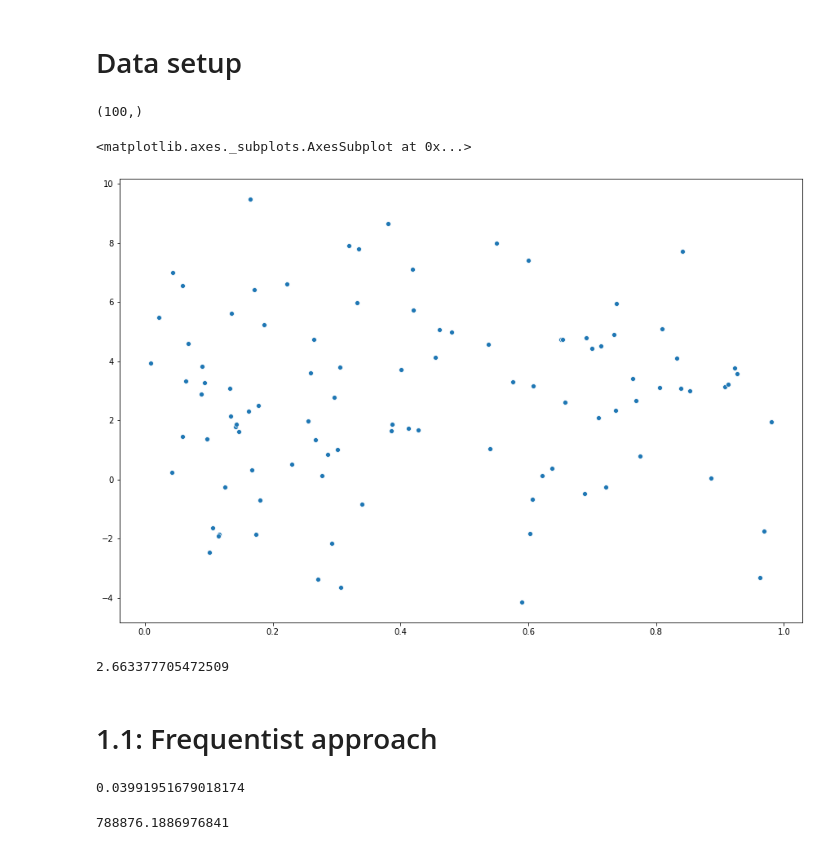
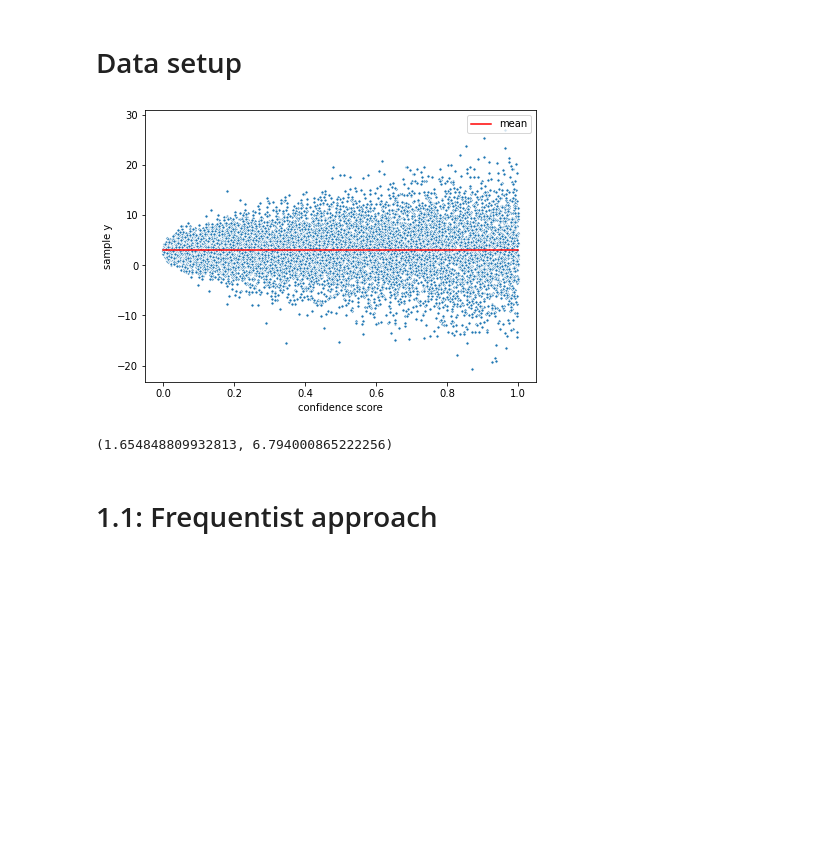
Before and after one commit to MARVINMENG0/bayes-ml, a Jupyter notebook: experiments.ipynb, the cells around one changed output. Saved outputs shown, nothing was run; the diff lists cells and outputs as text; code cells hidden in the pictures; blank space fills up the shorter version.

```diff
--- a/experiments.ipynb
+++ b/experiments.ipynb
@@ -7,42 +9,47 @@ x = np.linspace(0, 100, 1001)
 x = np.array([3])
-# %%
-from scipy.stats import norm, multivariate_normal
-
-def sigma_fn(c):
-    return 10 - 3 * c
-
-conf_scores = np.random.rand(100)
-sigma_2 = sigma_fn(conf_scores)
-eps = multivariate_normal(cov=np.diag(sigma_2)).rvs(1)
-y = x + eps
-# %%
-y.shape
-# %% [output]
-(100,)
+# %%
+from scipy.stats import norm, multivariate_normal
+
+def sigma_fn(c, w_0=0.5, w_1=7):
+    return w_0 ** 2 + (w_1 ** 2) * c
+
+def sigma_deriv_w_0(c, w_0, w_1):
+    return 2 * w_0
+
+def sigma_deriv_w_1(c, w_0, w_1):
+    return 2 * w_1 * c
+
+num_samples = 10000
+
+c = np.random.rand(num_samples)
+sigma_2 = sigma_fn(c)
+
+eps = []
+
+for sigma in sigma_2:
+    assert sigma > 0, f'Sigma is {sigma}'
+    noise = norm(scale=sigma ** 0.5).rvs(1)
+    eps.append(noise)
+
+eps = np.array(eps).squeeze()
+assert eps.shape == (num_samples,)
+y = x + eps
 # %%
 import matplotlib.pyplot as plt
 import seaborn as sns
 %matplotlib inline
 
-plt.figure(figsize=(15, 10))
-sns.scatterplot(conf_scores, y)
+plt.figure(figsize=(7, 5))
+sns.scatterplot(c, y, s=10)
+plt.xlabel('confidence score')
+plt.ylabel('sample y')
+plt.plot([0, 1], [y.mean(), y.mean()], 'r', label='mean')
+plt.legend(loc='upper right');
 # %% [output]
-<matplotlib.axes._subplots.AxesSubplot at 0x...>
-[figure, old version]
+[figure, new version]
-# %%
-y.mean()
-# %% [output]
-2.663377705472509
+# %%
+y[c < 0.1].std(), y[c > 0.9].std()
+# %% [output]
+(1.654848809932813, 6.794000865222256)
 # %% [markdown]
 # 1.1: Frequentist approach
-# %%
-# known functional form: we know how sigma and c relate
-
-mu_mle = (x / sigma_2).sum() * (1 / sigma_2.sum())
-mu_mle
-# %% [output]
-0.03991951679018174
-# %%
-(x / sigma_2).sum()
-# %% [output]
-788876.1886976841
```
Also changed, not shown: parts of 10 cells of this notebook.
